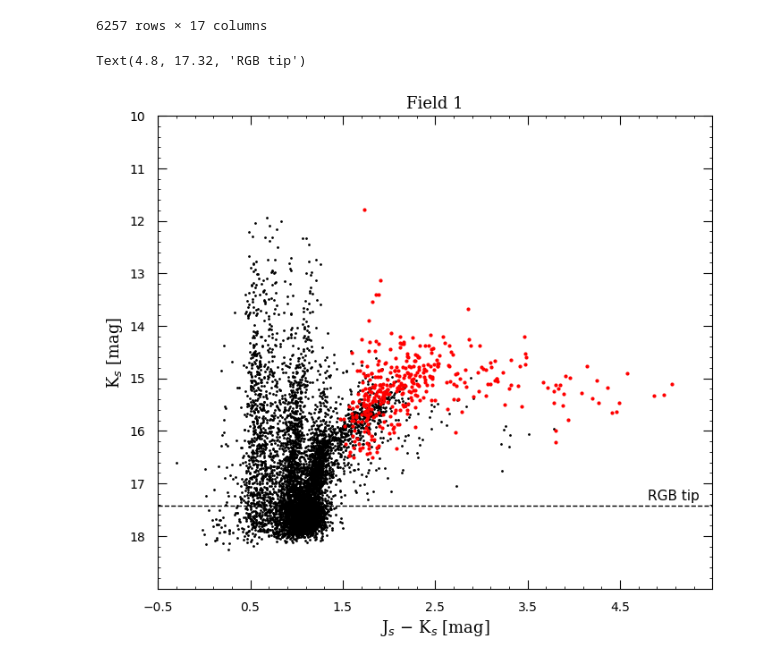
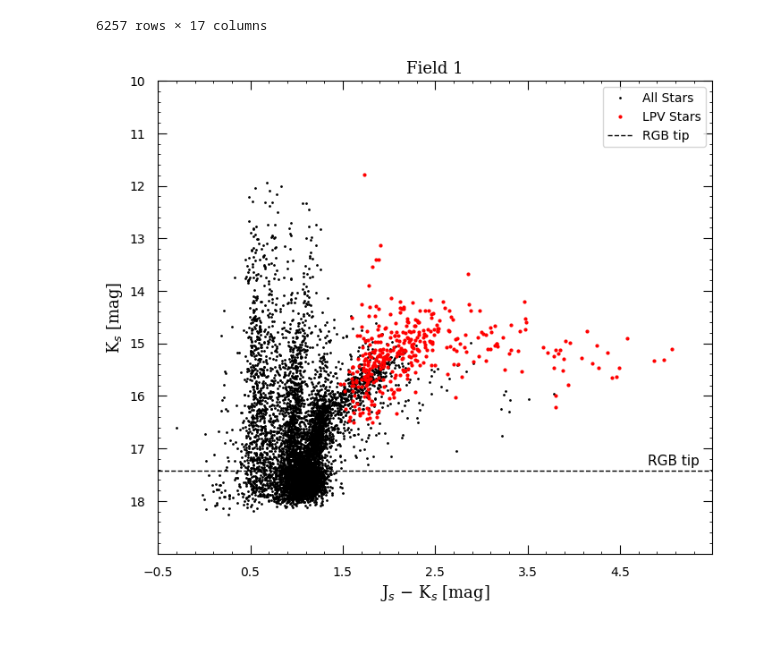
Before and after one commit to Mahdi-Abdollahii/NGC_6822, a Jupyter notebook: NGC6822_visualization.ipynb, the cells around one changed output. Saved outputs shown, nothing was run; the diff lists cells and outputs as text; code cells hidden in the pictures.

```diff
--- a/NGC6822_visualization.ipynb
+++ b/NGC6822_visualization.ipynb
@@ -83,30 +86,36 @@ Y = (df['Ks']-Ak)
 # %%
 plt.figure(figsize = (8,7), dpi = 100)
 
-plt.tick_params(axis='both',which='major', length=7,pad=10,direction='in')
-plt.tick_params(axis='y',which='both',left= True,direction='in')
-plt.tick_params(axis='x',which='both',bottom= True,direction='in')
-plt.tick_params(axis='x',which='both',top= True,direction='in')
-plt.tick_params(axis='y',which='both',right= True,direction='in')
+plt.title('Field 1', fontsize = 13, fontname = "serif")
 
+plt.tick_params(axis='both',which='major', length=7    ,pad=10,direction='in')
+plt.tick_params(axis='y'   ,which='both' ,left= True   ,direction='in')
+plt.tick_params(axis='x'   ,which='both' ,bottom= True ,direction='in')
+plt.tick_params(axis='x'   ,which='both' ,top= True    ,direction='in')
+plt.tick_params(axis='y'   ,which='both' ,right= True  ,direction='in')
 plt.minorticks_on()
 
-plt.xticks(np.arange(-0.5, 5.5, step=1))
-plt.yticks(np.arange(10, 19, step=1))
-plt.xlim(-0.5,5.5)
-plt.ylim(19,10)
+xmax , xmin = 5.5 , -0.5
+ymax , ymin = 19  , 10
 
+plt.xticks(np.arange(xmin , xmax , step=1))
+plt.yticks(np.arange(ymin , ymax , step=1))
+plt.xlim(xmin, xmax )
+plt.ylim(ymax, ymin )
+
+#Selected Stars 'LPV'
 plt.xlabel('J$_s$ $-$ K$_s$ [mag]', fontsize = 13, fontname = "serif")
-plt.ylabel('K$_s$ [mag]', fontsize = 13, fontname = "serif")
+plt.ylabel('K$_s$ [mag]'          , fontsize = 13, fontname = "serif")
 
-plt.title('Field 1', fontsize = 13, fontname = "serif")
-
+#All stars
 plt.plot(df_Whitelock['Jmag(mag)'] - df_Whitelock['Ksmag(mag)'], df_Whitelock['Ksmag(mag)'] ,'k.', markersize = '2', label = 'All Stars')
 plt.plot(X, Y,'r.', markersize = '4', label = 'LPV Stars')
 
 #RGBT
 plt.axhline(y= RGBT , linewidth=1, color='k', linestyle='--', label = 'RGB tip')
-plt.text( 5 - 0.2 , RGBT - 0.1 , 'RGB tip', fontsize=11)
+plt.text( xmax - 0.7 , RGBT - 0.1 , 'RGB tip', fontsize=11)
+
+plt.legend(loc='upper right')
+plt.savefig('CMD-Field1.jpeg', bbox_inches='tight', dpi = 400)
 # %% [output]
-Text(4.8, 17.32, 'RGB tip')
-[figure, old version]
+[figure, new version]
```
Also changed, not shown: parts of 1 cell of this notebook.
